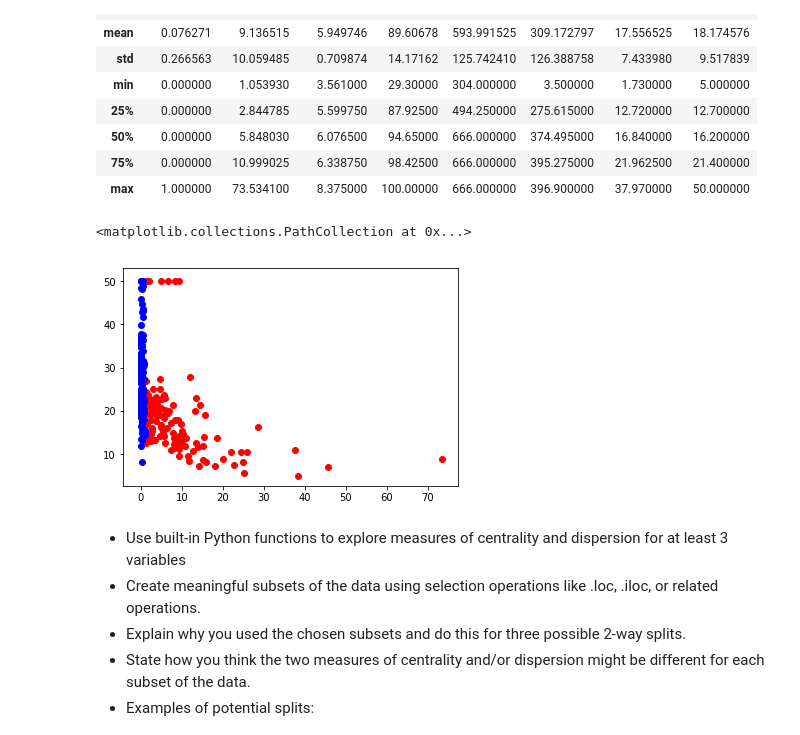
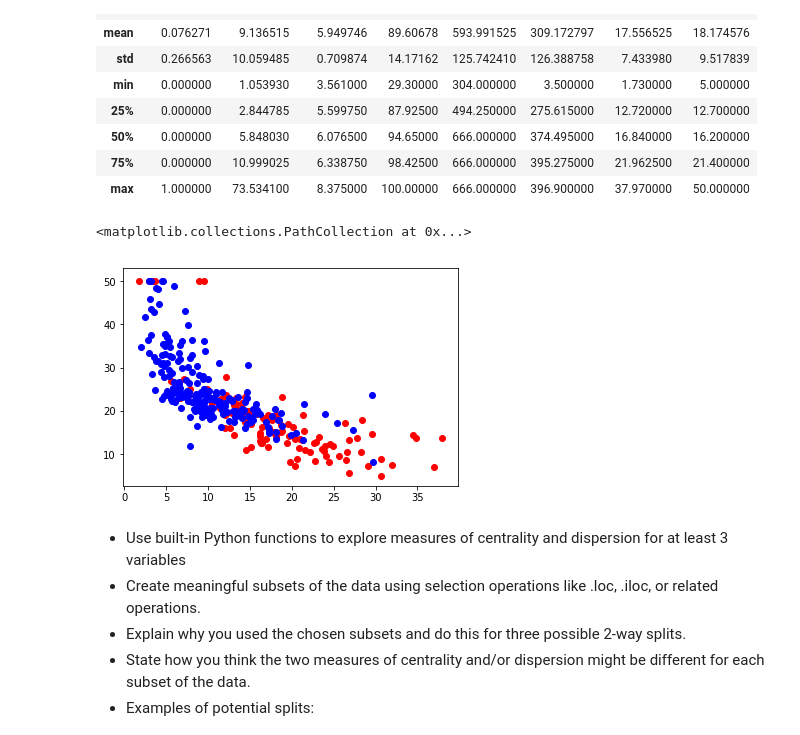
Before and after one commit to kathrinv/dsc-project-eda-with-pandas-nyc-ds-082619, a Jupyter notebook: index.ipynb, the cells around one changed output. Drawn from its saved outputs; the diff is of its cells as text; code cells hidden in the pictures.

```diff
--- a/index.ipynb
+++ b/index.ipynb
@@ -138,10 +138,10 @@ import matplotlib.pyplot as plt
 # %%
 fig = plt.figure()
 plt.scatter(high_crime_area['lstat'], high_crime_area['medv'], color='red')
-plt.scatter(low_crime_area['crim'], low_crime_area['medv'], color='blue')
+plt.scatter(low_crime_area['lstat'], low_crime_area['medv'], color='blue')
 # %% [output]
 <matplotlib.collections.PathCollection at 0x...>
-[figure, old version]
+[figure, new version]
 # %% [markdown]
 - Use built-in Python functions to explore measures of centrality and dispersion for at least 3 variables
 - Create meaningful subsets of the data using selection operations like .loc, .iloc, or related operations.
```
